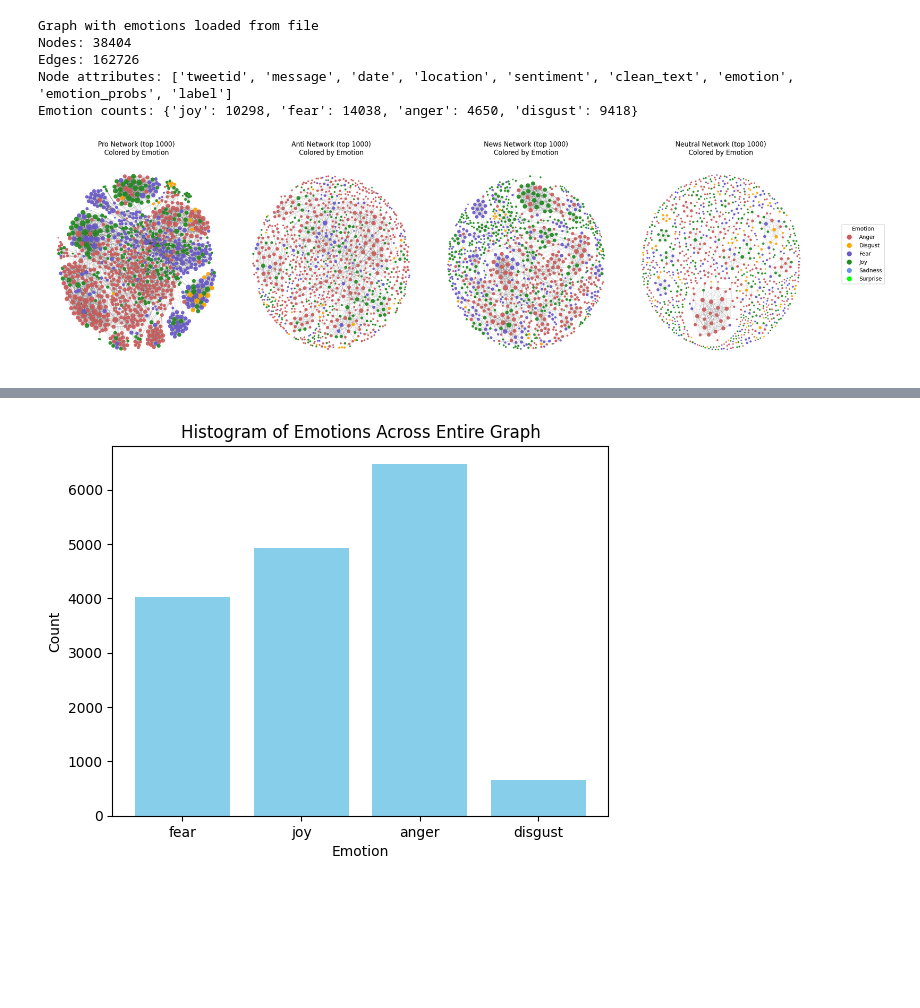
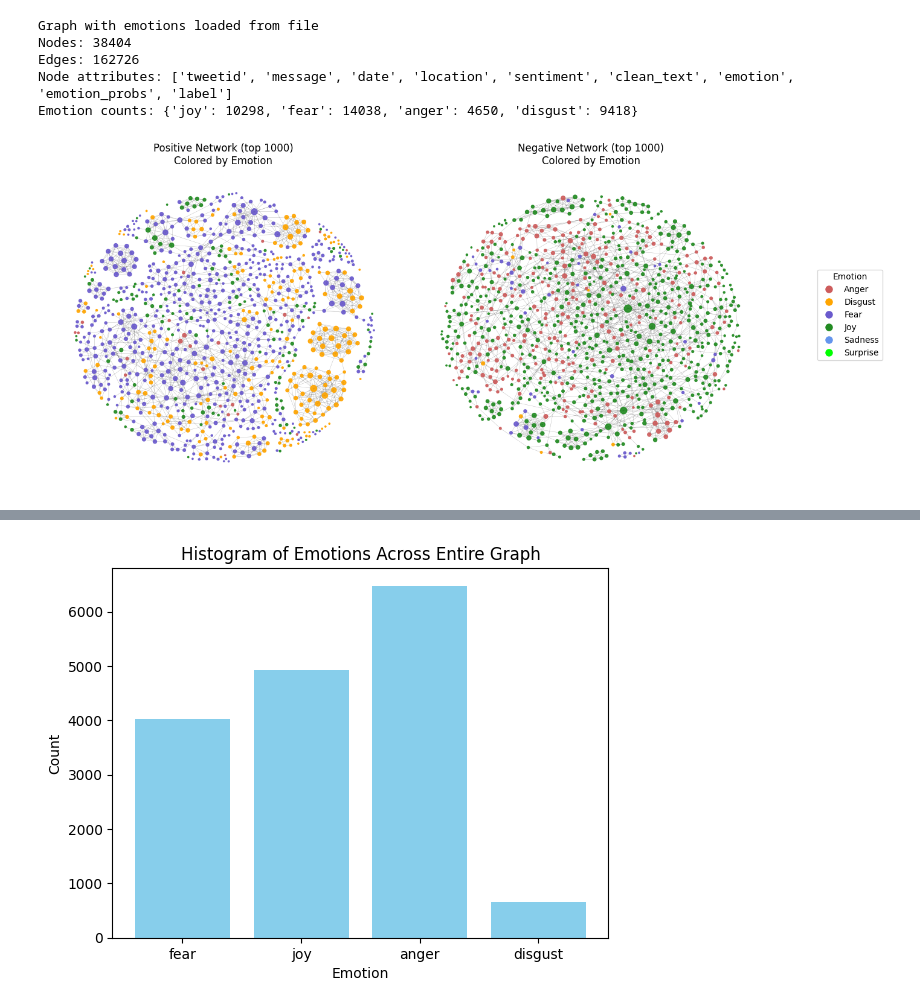
Before and after one commit to annemollelsborg/02805_climate_conv, a Jupyter notebook: notebooks/init_analysis_huggingface.ipynb, the cells around one changed output, grey strips where cells are left out. Cells and saved outputs as stored; diff of their text form; code cells hidden in the pictures; blank space fills up the shorter version.

```diff
--- a/notebooks/init_analysis_huggingface.ipynb
+++ b/notebooks/init_analysis_huggingface.ipynb
@@ -344,13 +344,13 @@ Edges: 162726
 Node attributes: ['tweetid', 'message', 'date', 'location', 'sentiment', 'clean_text', 'emotion', 'emotion_probs', 'label']
 Emotion counts: {'joy': 10298, 'fear': 14038, 'anger': 4650, 'disgust': 9418}
 # %%
-# Build four subnetworks based on sentiment_label
+# Build two subnetworks based on sentiment_label
 sentiments = ["positive", "negative"]
 
 subgraphs = {
     s: G.subgraph([
         n for n in G.nodes()
-        if G.nodes[n].get("sentiment_label") == s and G.nodes[n].get("emotion", "none") != "none"
+        if G.nodes[n].get("sentiment") == s and G.nodes[n].get("emotion", "none") != "none"
     ]).copy()
     for s in sentiments
 }
@@ -365,8 +365,8 @@ emotion_colors = {
     "surprise": "lime",
 }
 
-# Plot the four networks next to each other
-fig, axes = plt.subplots(1, 4, figsize=(22, 6))
+# Plot the two networks side by side
+fig, axes = plt.subplots(1, 2, figsize=(14, 6))
 
 for ax, sentiment in zip(axes, sentiments):
     SG_full = subgraphs[sentiment]
@@ -410,36 +410,36 @@ for ax, sentiment in zip(axes, sentiments):
         node_color=node_colors,
         alpha=0.9
     )
 
     ax.set_title(f"{sentiment.capitalize()} Network (top 1000)\nColored by Emotion")
     ax.set_axis_off()
 
-# Add one shared legend on the right
+# Shared legend on the right
 legend_handles = [
     Line2D(
         [0], [0],
         marker="o",
         linestyle="",
         markersize=8,
         color=color,
         label=emotion.capitalize()
     )
     for emotion, color in emotion_colors.items()
 ]
 
 # Make room on the right for the legend
-plt.tight_layout(rect=[0, 0, 0.9, 1])
+plt.tight_layout(rect=[0, 0, 0.88, 1])
 
 fig.legend(
     handles=legend_handles,
     title="Emotion",
     loc="center left",
     bbox_to_anchor=(0.92, 0.5)
 )
 
 plt.show()
 # %% [output]
-[figure, old version]
+[figure, new version]
 # %%
 # For each subgraph print the text and emotion of top 5 nodes by degree where emotion is not 'none'
 for sentiment, SG in subgraphs.items():
```
Also changed, not shown: parts of 1 cell of this notebook, 2 other files.
